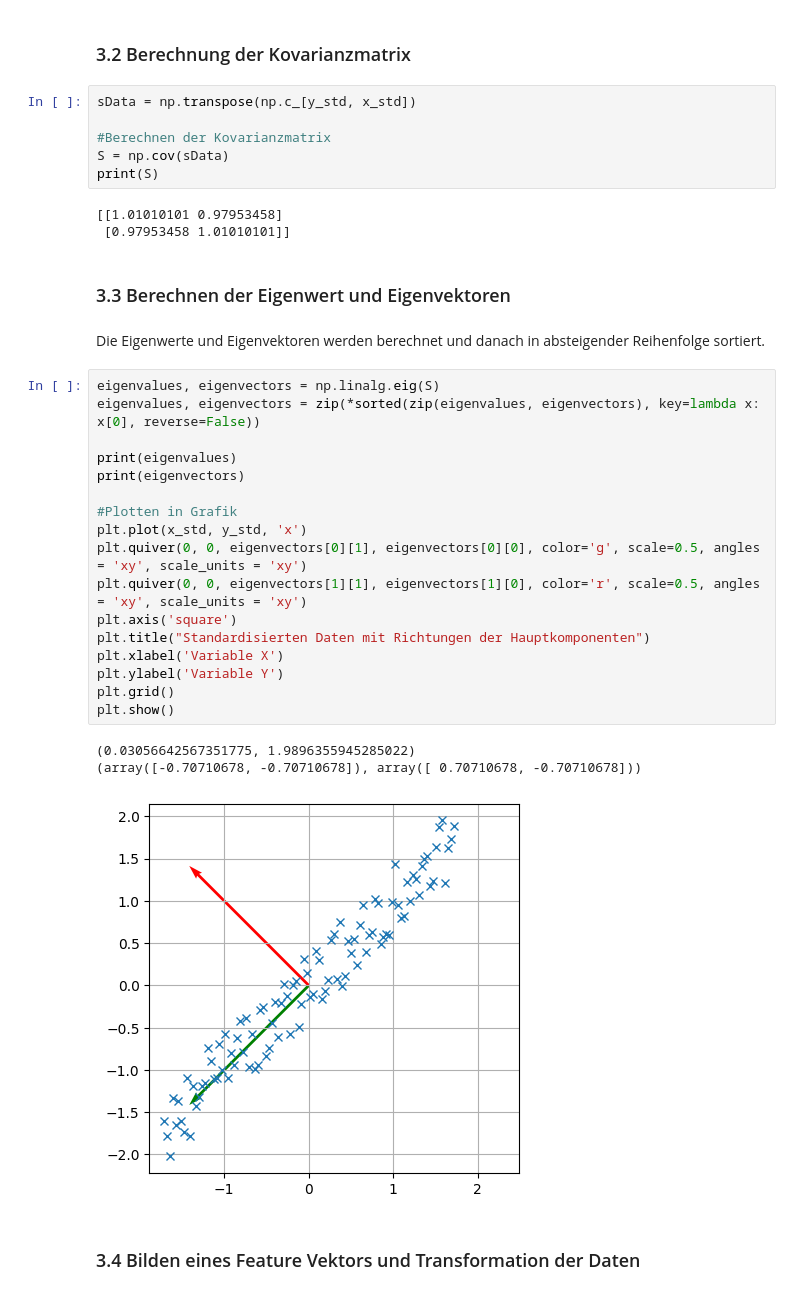
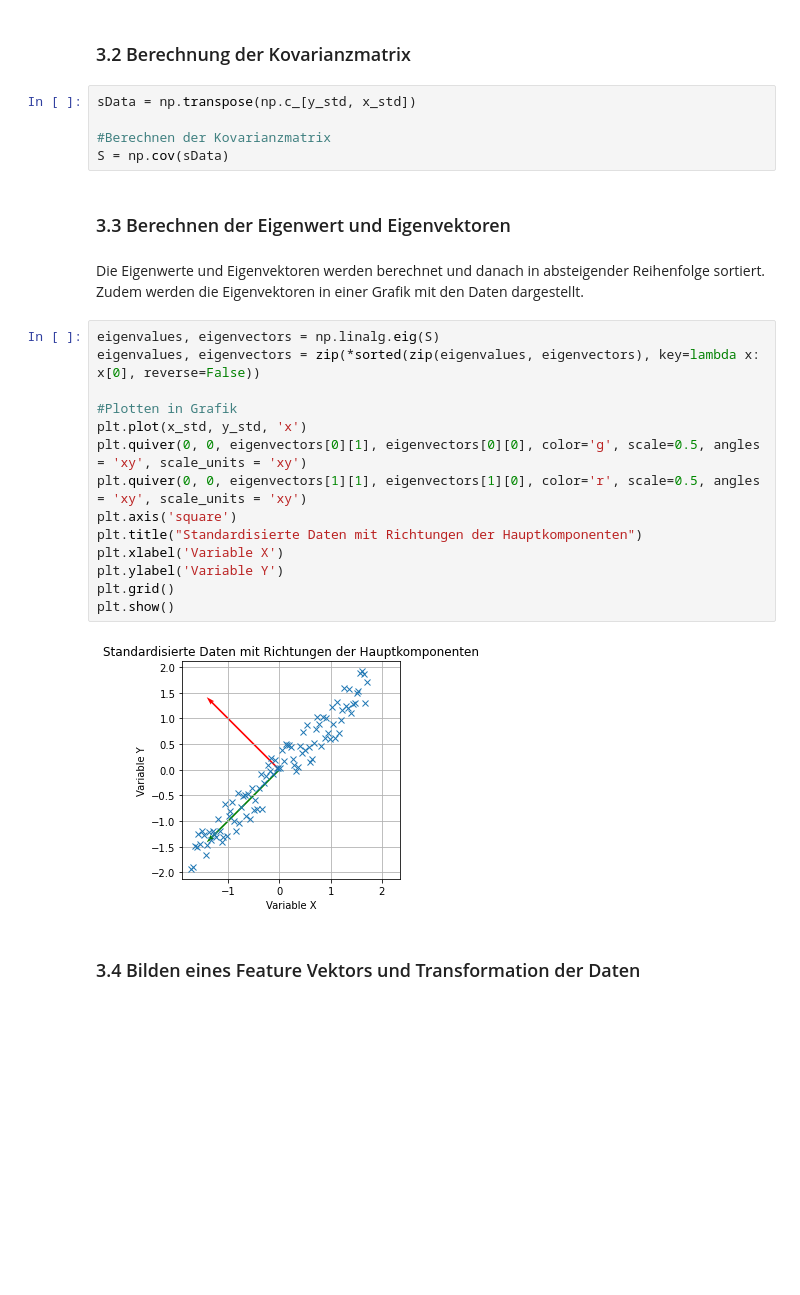
Before and after one commit to MoritzMSP/DHBW_AML, a Jupyter notebook: PCA.ipynb, the cells around one changed output. Cells and saved outputs as stored; diff of their text form; blank space fills up the shorter version.

```diff
--- a/PCA.ipynb
+++ b/PCA.ipynb
@@ -105,34 +105,25 @@ sData = np.transpose(np.c_[y_std, x_std])
 
 #Berechnen der Kovarianzmatrix
 S = np.cov(sData)
-print(S)
-# %% [output]
-[[1.01010101 0.97953458]
- [0.97953458 1.01010101]]
 # %% [markdown]
 ### 3.3 Berechnen der Eigenwert und Eigenvektoren
 # %% [markdown]
-Die Eigenwerte und Eigenvektoren werden berechnet und danach in absteigender Reihenfolge sortiert.
+Die Eigenwerte und Eigenvektoren werden berechnet und danach in absteigender Reihenfolge sortiert. Zudem werden die Eigenvektoren in einer Grafik mit den Daten dargestellt.
 # %%
 eigenvalues, eigenvectors = np.linalg.eig(S)
 eigenvalues, eigenvectors = zip(*sorted(zip(eigenvalues, eigenvectors), key=lambda x: x[0], reverse=False))
-
-print(eigenvalues)
-print(eigenvectors)
 
 #Plotten in Grafik
 plt.plot(x_std, y_std, 'x')
 plt.quiver(0, 0, eigenvectors[0][1], eigenvectors[0][0], color='g', scale=0.5, angles = 'xy', scale_units = 'xy')
 plt.quiver(0, 0, eigenvectors[1][1], eigenvectors[1][0], color='r', scale=0.5, angles = 'xy', scale_units = 'xy')
 plt.axis('square')
-plt.title("Standardisierten Daten mit Richtungen der Hauptkomponenten")
+plt.title("Standardisierte Daten mit Richtungen der Hauptkomponenten")
 plt.xlabel('Variable X')
 plt.ylabel('Variable Y')
 plt.grid()
 plt.show()
 # %% [output]
-(0.03056642567351775, 1.9896355945285022)
-(array([-0.70710678, -0.70710678]), array([ 0.70710678, -0.70710678]))
-[figure, old version]
+[figure, new version]
 # %% [markdown]
 ### 3.4 Bilden eines Feature Vektors und Transformation der Daten
```
Also changed, not shown: parts of 19 cells of this notebook, 3 other files.
